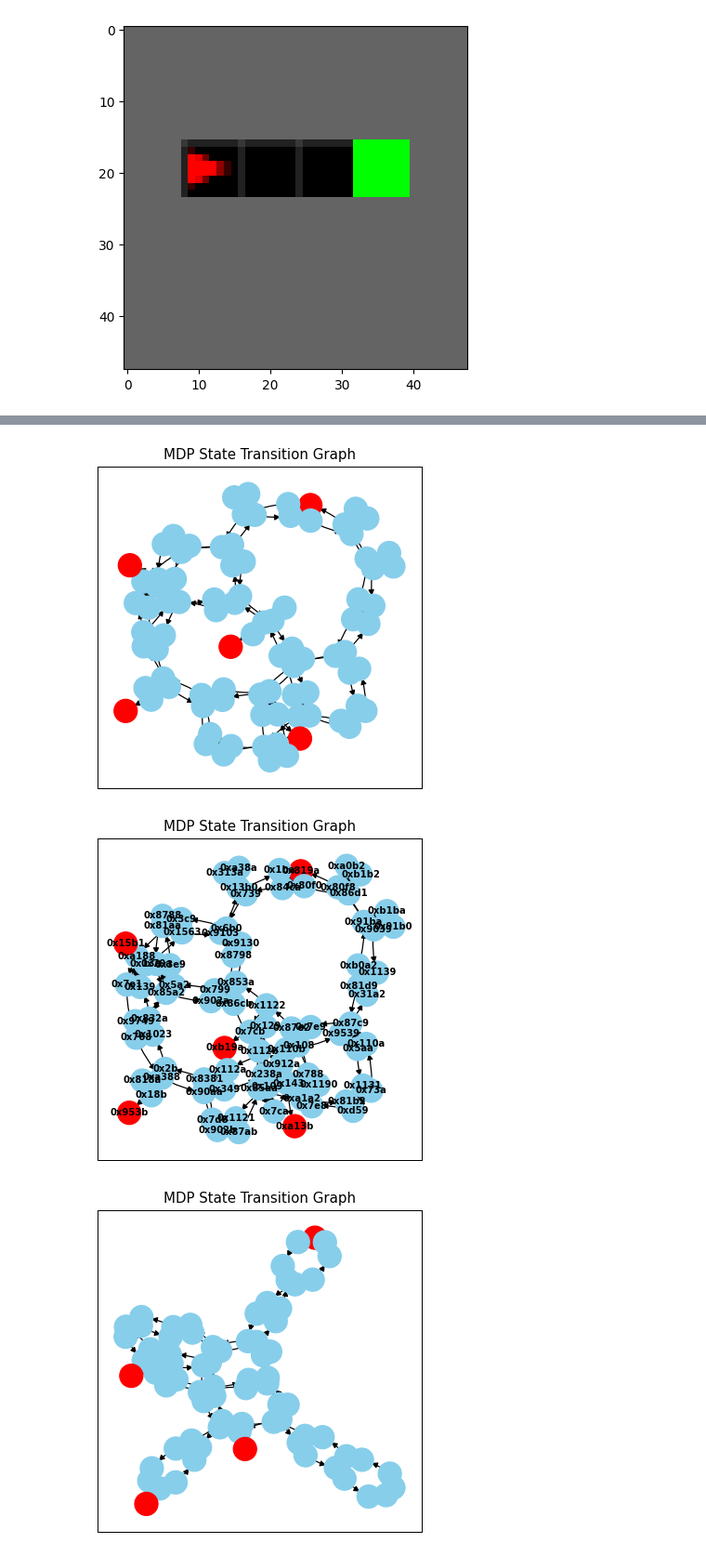
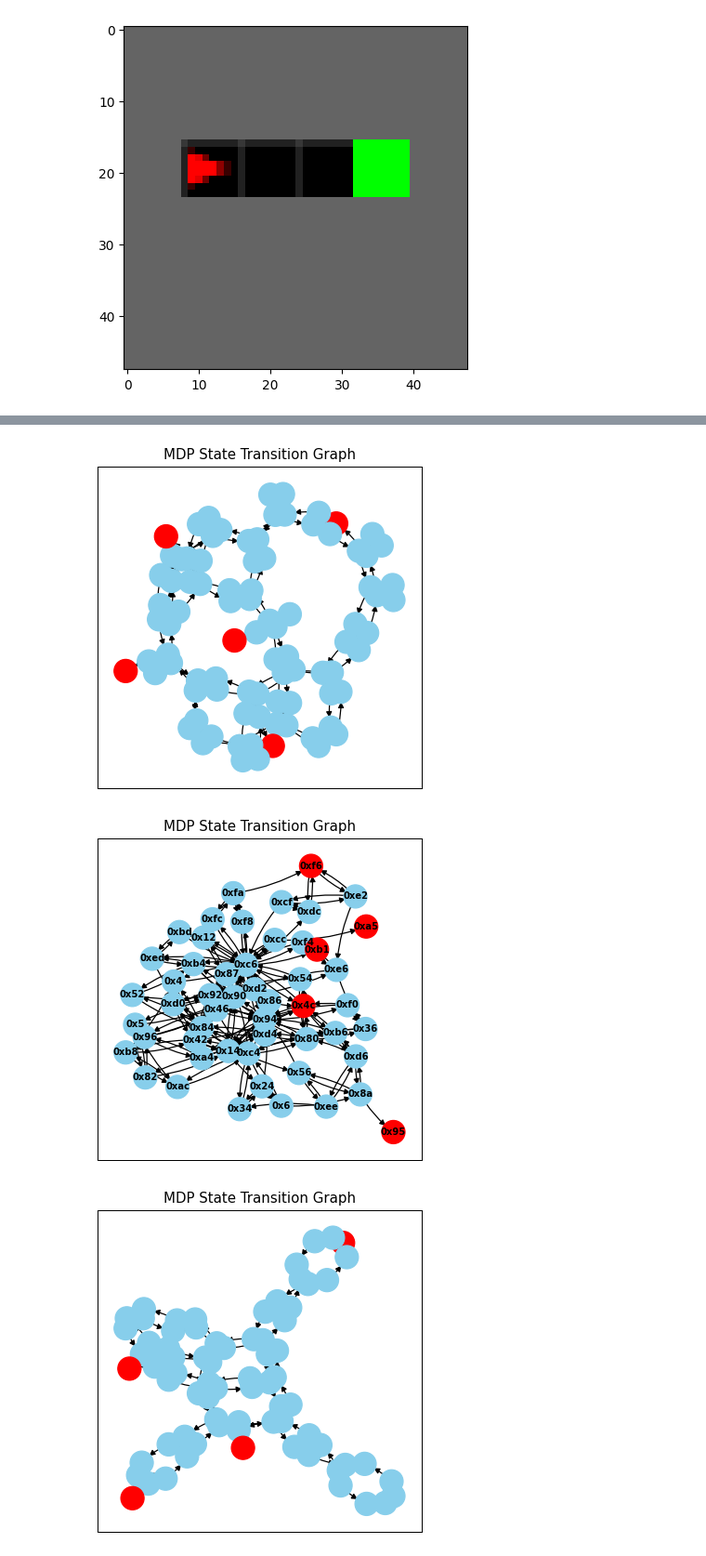
Before and after one commit to MBTMBTMBT/mini-grid-curriculum, a Jupyter notebook: mdp_learner.ipynb, the cells around one changed output, grey strips where cells are left out. Shown at 93% size. Saved outputs shown, nothing was run; the diff lists cells and outputs as text; code cells hidden in the pictures.

```diff
--- a/mdp_learner.ipynb
+++ b/mdp_learner.ipynb
@@ -173,7 +173,7 @@ for file_path in file_paths:
     env = FullyObsImageWrapper(env, to_print=False)
     env_list.append(env)
 
-load_path = r'experiments/mazes-bin-16/run0/saved_models/saved_model_latest.zip'
+load_path = r'experiments/mazes-bin-8/run0/saved_models/saved_model_latest.zip'
 model = PPO.load(load_path, env=env)
 feature_model = model.policy.features_extractor
 feature_model.binary_output = True
@@ -205,33 +205,33 @@ for env in env_list:
             else:
                 image_dict[state].append(encoding_learner.unencoded_state_image_dict[image_code])
 
 for state in image_dict.keys():
     imgs = image_dict[state]
     num_images = len(imgs)
     num_rows = (num_images + 4) // 5
     fig, axes = plt.subplots(num_rows, min(num_images, 5), figsize=(15, 3 * num_rows))
     fig.suptitle(f"State: {state}")
 
     if num_images <= 5:
         axes = np.array([axes])
 
     for i, ax in enumerate(axes.flat):
         if i < num_images:
             ax.imshow(imgs[i])
             ax.axis('off')
         else:
             ax.axis('off')
 
     plt.show()
 # %% [output]
 [figure]
 [figure]
 [figure]
 [figure]
 [figure]
 [figure]
 Wrapping the env with a `Monitor` wrapper
 Wrapping the env in a DummyVecEnv.
-[figure, old version]
+[figure, new version]
-[figure, old version]
+[figure, new version]
-[figure, old version]
+[figure, new version]
```
Also changed, not shown: parts of 4 cells of this notebook.
